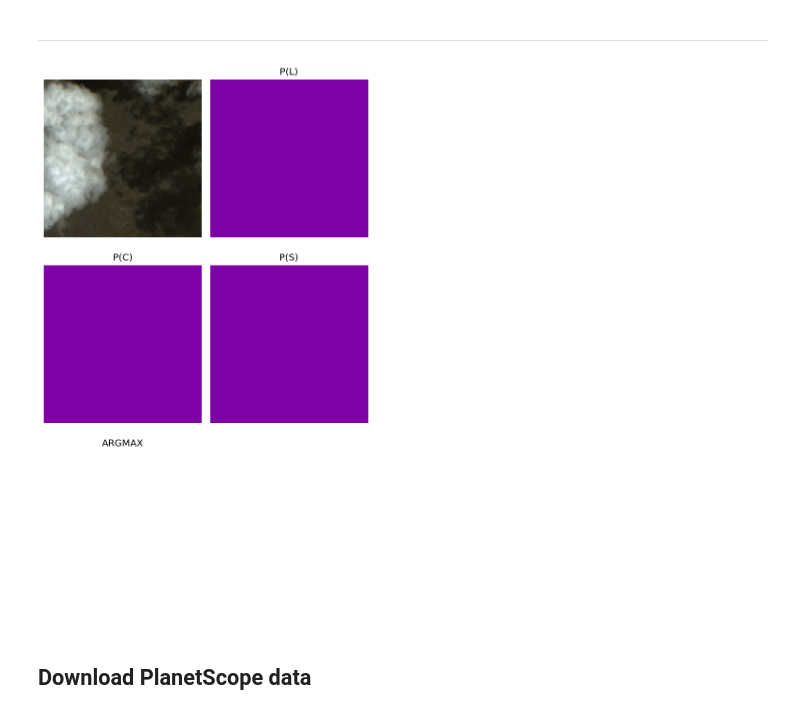
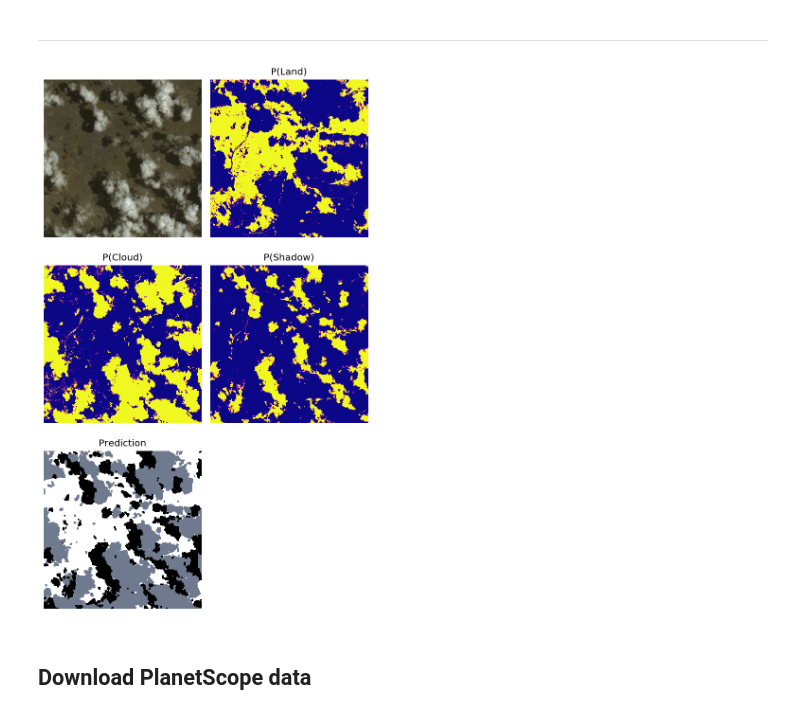
Before and after one commit to jgrss/geowombat, a Jupyter notebook: notebooks/clouds.ipynb, the cells around one changed output. Drawn from its saved outputs; the diff is of its cells as text; code cells hidden in the pictures.

```diff
--- a/notebooks/clouds.ipynb
+++ b/notebooks/clouds.ipynb
@@ -392,13 +322,13 @@ wildcard = '*_abbm5.img'
 # date_pos = 3
 # wildcard = '*.tif'
 
-filenames = fnmatch.filter(os.listdir(rpath.as_posix()), wildcard)
+filenames = fnmatch.filter(os.listdir(rpath_pred.as_posix()), wildcard)
 
 filename_dict = dict()
 for fn in filenames:
     filename_dict[fn.split('_')[date_pos]] = fn
 
 sorted_names = list(zip(*sorted(filename_dict.items())))
-filenames = [rpath.joinpath(fn).as_posix() for fn in list(sorted_names[1])]
+filenames = [rpath_pred.joinpath(fn).as_posix() for fn in list(sorted_names[1])]
 time_names = [datetime.strptime(t, '%Y%m%d') for t in list(sorted_names[0])]
 # %%
@@ -438,8 +365,15 @@ Attributes:
 # %%
 ntime, nbands, nrows, ncols = test.shape
+# %%
+features = np.ascontiguousarray([tlayer.transpose(1, 2, 0).reshape(nrows*ncols, nbands) for tlayer in test], dtype='float64')
+# %%
+features = time_to_crffeas(features,
+                           ntime,
+                           nrows,
+                           ncols)
 # %%
-features = [tlayer.transpose(1, 2, 0).reshape(nrows*ncols, nbands) for tlayer in test]
-features = [array_to_dict(*[features[j][i] for j in range(0, ntime)]) for i in range(0, nrows*ncols)]
+# features = [tlayer.transpose(1, 2, 0).reshape(nrows*ncols, nbands) for tlayer in test]
+# features = [array_to_dict(*[features[j][i] for j in range(0, ntime)]) for i in range(0, nrows*ncols)]
 # %%
 pred = pred_to_labels(model.predict_marginals(features))
 pred = pred.transpose(1, 2, 0).reshape(ntime, pred.shape[2], nrows, ncols)
@@ -452,50 +386,61 @@ pred.shape
 # %%
 fig, axes = plt.subplots(3, 2, dpi=120, figsize=(6, 10))
 
-pthresh = 0.5
+pthresh = 0.7
 
-tplot = -2
+tplot = -8
 cplot = 4
 
-classes = ['l', 'u', 'w', 'c', 's', 'h']
+classes = ['l', 'u', 'w', 'c', 's']
 
 # Time n, mean over bands
-rgb = test[tplot][:3].transpose(1, 2, 0)
+rgb = test[tplot][:3].copy()
+for i in range(0, 3):
+    rgb[i] = rescale_intensity(rgb[i], out_range=(np.percentile(rgb[i], 5), np.percentile(rgb[i], 95)))
+rgb = rgb.transpose(1, 2, 0)
 rgb = rgb[..., ::-1]
 rgb /= rgb.max()
 
 axes[0][0].imshow(rgb)
 axes[0][0].axis('off')
 
 # Time n, predicted probabilities for class k
 axes[0][1].imshow(pred[tplot][0], vmin=0, vmax=1, cmap='plasma')
-axes[0][1].set_title('P(L)')
+axes[0][1].set_title('P(Land)')
 axes[0][1].axis('off')
 
 axes[1][0].imshow(pred[tplot][3], vmin=0, vmax=1, cmap='plasma')
-axes[1][0].set_title('P(C)')
+axes[1][0].set_title('P(Cloud)')
 axes[1][0].axis('off')
 
 axes[1][1].imshow(pred[tplot][4], vmin=0, vmax=1, cmap='plasma')
-axes[1][1].set_title('P(S)')
+axes[1][1].set_title('P(Shadow)')
 axes[1][1].axis('off')
 
 amax = pred[tplot].argmax(axis=0)
 
-axes[2][0].imshow(np.where((amax == classes.index('c')) & (pred[tplot][classes.index('c')] > pthresh), 1,
-                           np.where((amax == classes.index('s')) & (pred[tplot][classes.index('s')] > pthresh), 2, 0)),
-                  vmin=0, vmax=2, cmap='bone_r')
+pred_int = np.where((amax == classes.index('c')) & (pred[tplot][classes.index('c')] > pthresh), 1,
+                    np.where((amax == classes.index('s')) & (pred[tplot][classes.index('s')] > pthresh), 2, 0))
 
-axes[2][0].set_title('ARGMAX')
+kernel_cross = np.array([[0, 1, 0], [1, 1, 1], [0, 1, 0]], dtype='uint8')
+kernel_square = np.array([[1, 1, 1], [1, 1, 1], [1, 1, 1]], dtype='uint8')
+# pred_int = cv2.morphologyEx(np.uint8(pred_int), cv2.MORPH_OPEN, kernel)
+# pred_int = cv2.dilate(np.uint8(pred_int), kernel, iterations=2)
+pred_int = cv2.erode(np.uint8(pred_int), kernel_square, iterations=1)
+pred_int = cv2.dilate(np.uint8(pred_int), kernel_square, iterations=2)
+
+axes[2][0].imshow(pred_int, vmin=0, vmax=2, cmap='bone_r')
+
+axes[2][0].set_title('Prediction')
 axes[2][0].axis('off')
 
 axes[2][1].axis('off')
 
 plt.tight_layout()
 
 plt.show()
 # %% [output]
-[figure, old version]
+[figure, new version]
 # %% [markdown]
 ## Download PlanetScope data
 # %%
```
Also changed, not shown: parts of 23 cells of this notebook, 1 other file.
